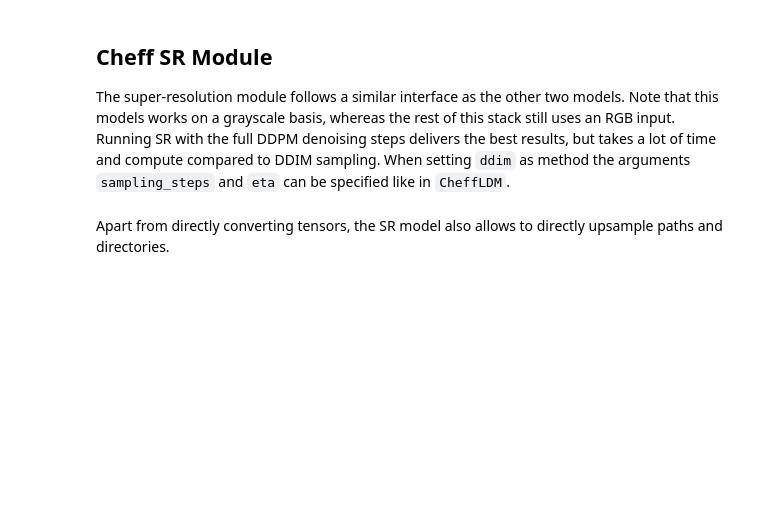
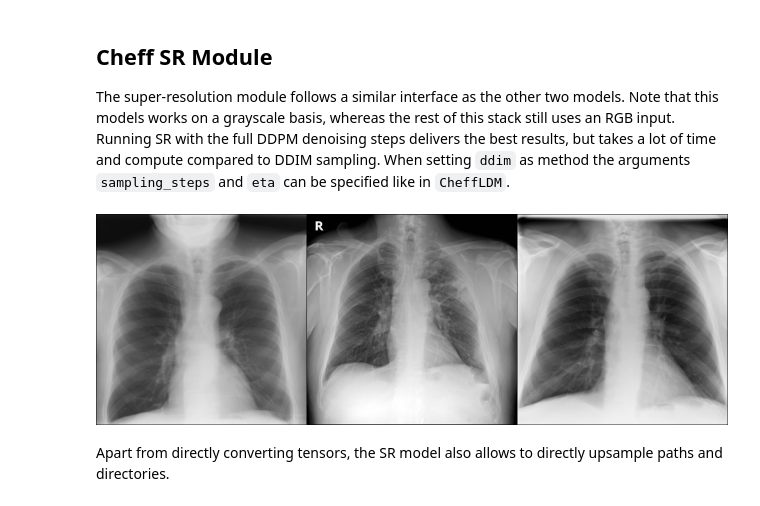
Before and after one commit to saiboxx/chexray-diffusion, a Jupyter notebook: notebooks/01_cheff.ipynb, the cells around one changed output. Saved outputs shown, nothing was run; the diff lists cells and outputs as text; code cells hidden in the pictures; blank space fills up the shorter version.

```diff
--- a/notebooks/01_cheff.ipynb
+++ b/notebooks/01_cheff.ipynb
@@ -78,19 +86,24 @@ When setting `ddim` as method the arguments `sampling_steps` and `eta` can be sp
 # %%
 from cheff import CheffSRModel
 
 device = 'cuda'
-sr_path = 'path/to/sr_diffusion_model.pt'
+sr_path = 'trained_models/cheff_sr_fine.pt'
 
 cheff_sr = CheffSRModel(model_path=sr_path, device=device)
 
-# Create an "image"
-img = torch.rand((1, 1, 256, 256), device=device)
+# Convert to grayscale
+imgs = torch.stack([to_tensor(to_grayscale(to_pil_image(i))) for i in imgs])
 
 # Predict super resolution image
-img_sr = cheff_sr.sample(
-    img=img,
+imgs_sr = cheff_sr.sample(
+    img=imgs,
     method='ddpm'
 )
+
+grid = make_grid(imgs_sr.cpu())
+to_pil_image(grid)
+# %% [output]
+[figure, added]
 # %% [markdown]
 Apart from directly converting tensors, the SR model also allows to directly upsample paths and directories.
 # %%
```
Also changed, not shown: parts of 6 cells of this notebook, 5 other files.
